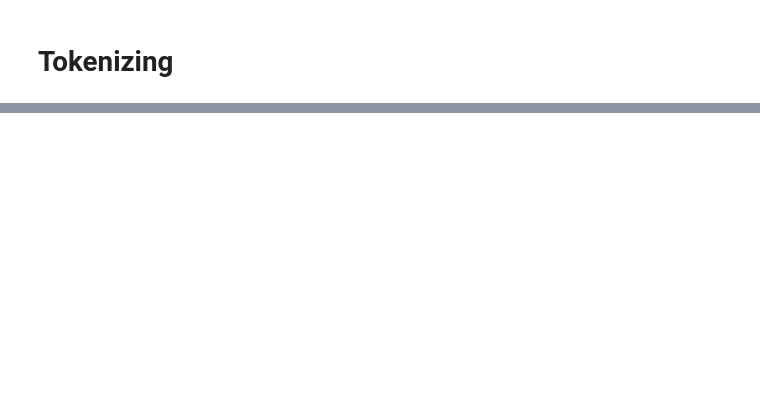
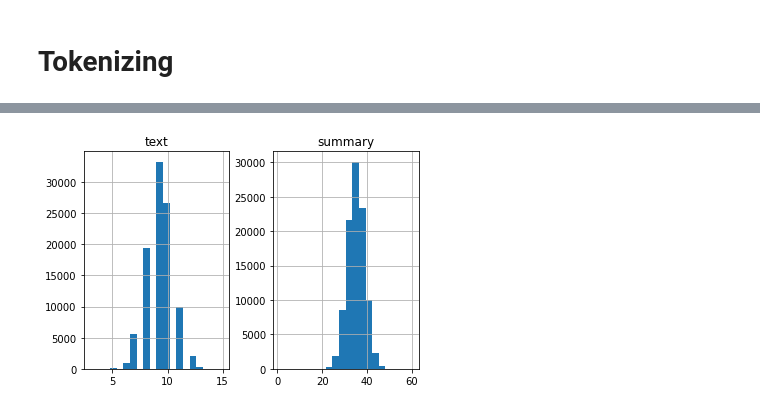
Before and after one commit to ArunGautham-Soundarrajan/Text_Summarizer, a Jupyter notebook: text-summarizer.ipynb, the cells around one changed output, grey strips where cells are left out. Drawn from its saved outputs; the diff is of its cells as text; code cells hidden in the pictures; blank space fills up the shorter version.

```diff
--- a/text-summarizer.ipynb
+++ b/text-summarizer.ipynb
@@ -102,14 +108,11 @@ def text_cleaner(text):
     newString = re.sub(r"'s\b","",newString)
     newString = re.sub("[^a-zA-Z]", " ", newString)
     tokens = [w for w in newString.split() if not w in stop_words]
-    long_words=[]
 
-    for i in tokens:
-        if len(i)>=3:                  #removing short word
-            long_words.append(i)
 
-    return (" ".join(long_words)).strip()
+    return (" ".join(tokens)).strip()
 # %%
 #Applying the functions to clean each column
-df.documents = df.documents.apply(text_cleaner)
-df.title = df.title.apply(text_cleaner)
+
+train_df.headlines = train_df.headlines.apply(text_cleaner)
+train_df.text = train_df.text.apply(text_cleaner)
@@ -116,4 +135,20 @@ df.title = df.title.apply(text_cleaner)
 # %%
-df.title = df.title.apply(lambda x : '_START_ '+ x + ' _END_')
+train_df.headlines = train_df.headlines.apply(lambda x : '_START_ '+ x + ' _END_')
 # %% [markdown]
 # Tokenizing
+# %%
+#Distribution of words
+
+text_count = []
+summary_count = []
+
+for sent in train_df.headlines:
+    text_count.append(len(sent.split()))
+
+for sent in train_df.text:
+    summary_count.append(len(sent.split()))
+
+graph_df = pd.DataFrame()
+
+graph_df['text'] = text_count
+graph_df['summary'] = summary_count
@@ -120,2 +167,7 @@ df.title = df.title.apply(lambda x : '_START_ '+ x + ' _END_')
+# %%
+graph_df.hist(bins = 20)
+plt.show()
+# %% [output]
+[figure, added]
 # %%
 # Maximum length for each input and target
```
Also changed, not shown: parts of 20 cells of this notebook.
